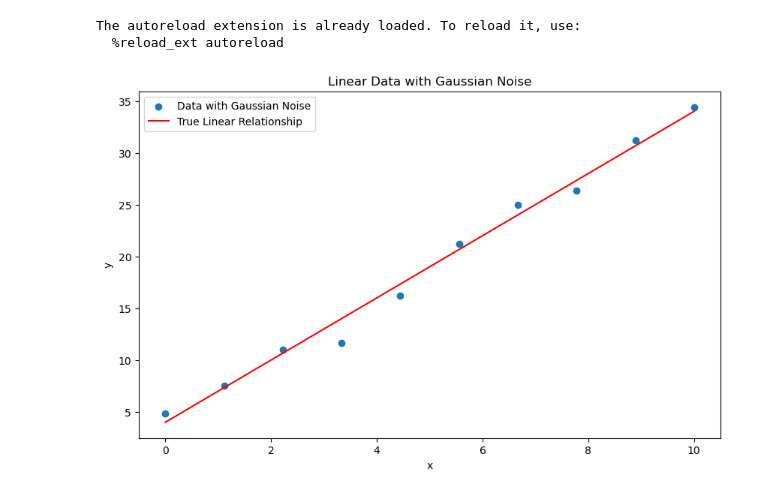
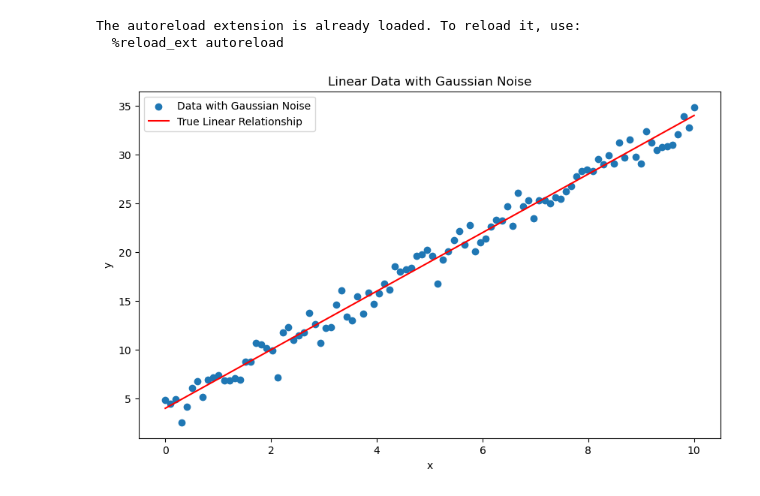
Before and after one commit to s-Sayan/CosmoHMC, a Jupyter notebook: examples/demo_linear.ipynb, the cells around one changed output. Saved outputs shown, nothing was run; the diff lists cells and outputs as text; code cells hidden in the pictures.

```diff
--- a/examples/demo_linear.ipynb
+++ b/examples/demo_linear.ipynb
@@ -12,26 +12,26 @@ The autoreload extension is already loaded. To reload it, use:
 # %%
 slope = 3
 intercept = 4
-n_points = 10
+n_points = 100
 
 # Generate linear data
 x = np.linspace(0, 10, n_points)
 y_true = slope * x + intercept
 
 # Add Gaussian noise
 np.random.seed(20)
 noise = np.random.normal(0, 1, n_points)
 y_noisy = y_true + noise
 
 # Plotting the data
 plt.figure(figsize=(10, 6))
 plt.scatter(x, y_noisy, label='Data with Gaussian Noise')
 plt.plot(x, y_true, color='red', label='True Linear Relationship')
 plt.title('Linear Data with Gaussian Noise')
 plt.xlabel('x')
 plt.ylabel('y')
 plt.legend()
 plt.show()
 # %% [output]
-[figure, old version]
+[figure, new version]
 # %%
```
Also changed, not shown: parts of 12 cells of this notebook.
